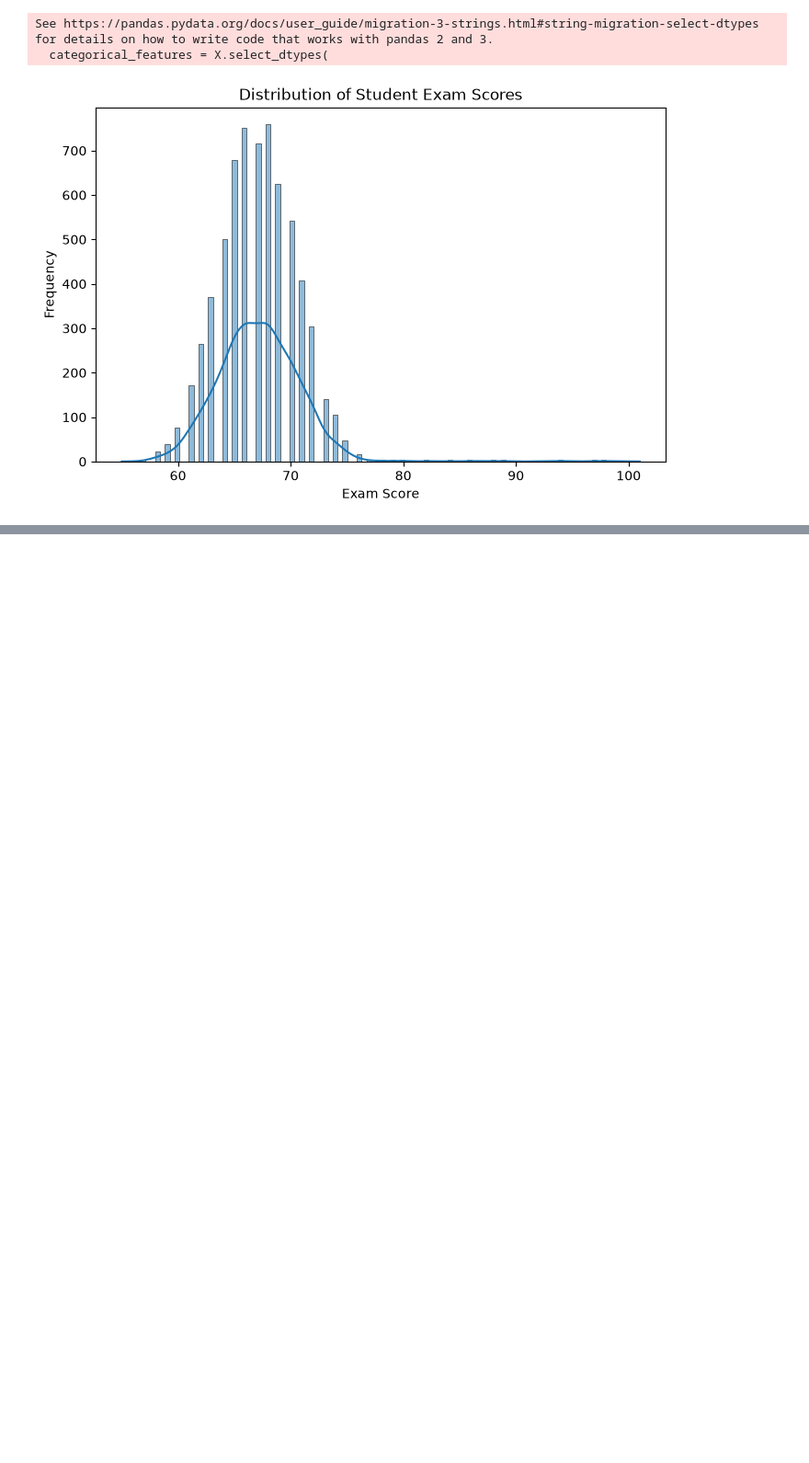
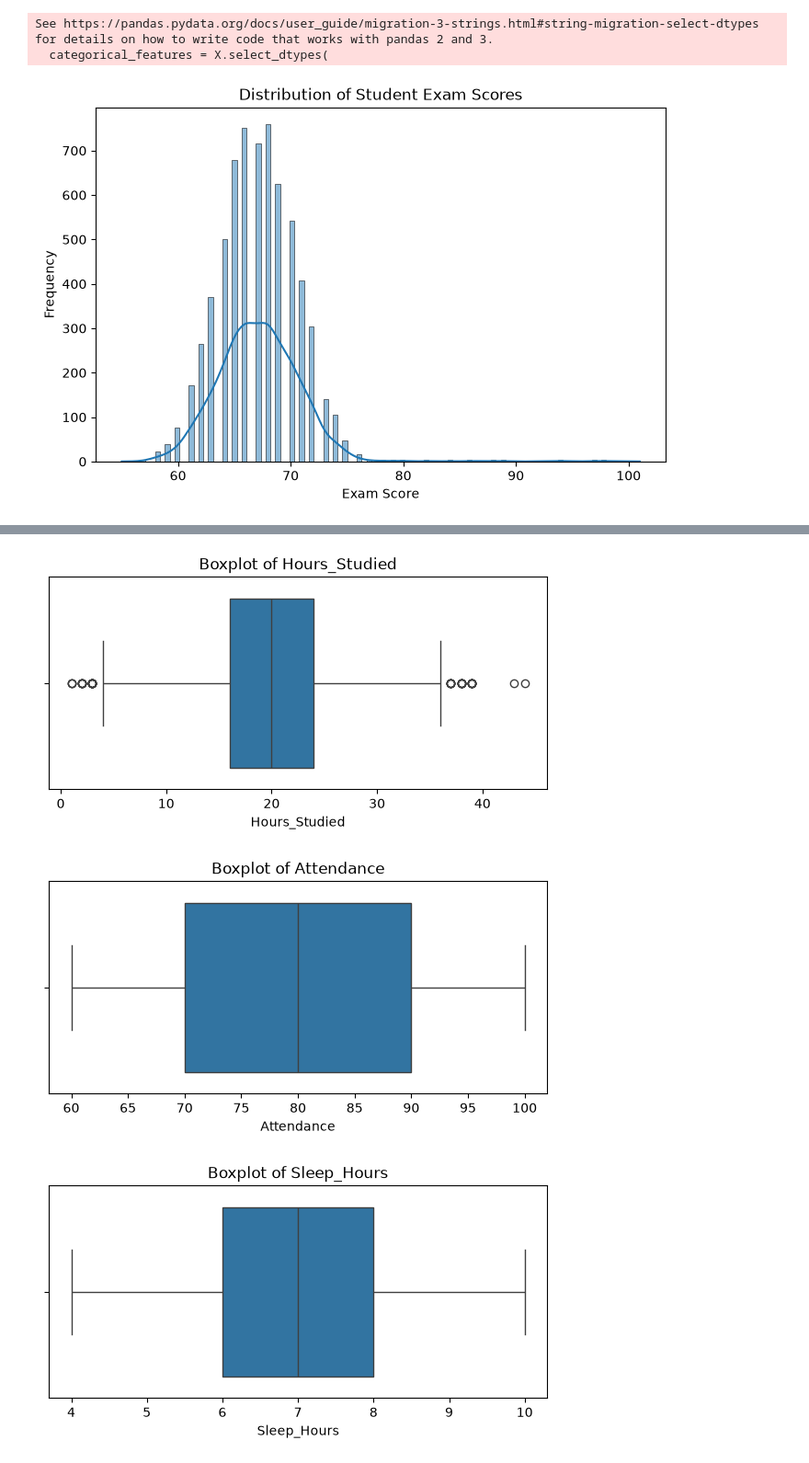
Before and after one commit to mdraihanmostafa746-coder/Student-Academic-Performance-Analysis-and-Prediction, a Jupyter notebook: notebooks/student_performance_analysis.ipynb, the cells around one changed output, grey strips where cells are left out. Shown at 92% size. Cells and saved outputs as stored; diff of their text form; code cells hidden in the pictures; blank space fills up the shorter version.

```diff
--- a/notebooks/student_performance_analysis.ipynb
+++ b/notebooks/student_performance_analysis.ipynb
@@ -403,0 +426,14 @@ plt.show()
+# %%
+for col in numerical_features:
+
+    plt.figure(figsize=(7, 3))
+
+    sns.boxplot(x=df_clean[col])
+
+    plt.title(f'Boxplot of {col}')
+
+    plt.show()
+# %% [output]
+[figure, added]
+[figure, added]
+[figure, added]
```
Also changed, not shown: parts of 7 cells of this notebook.
